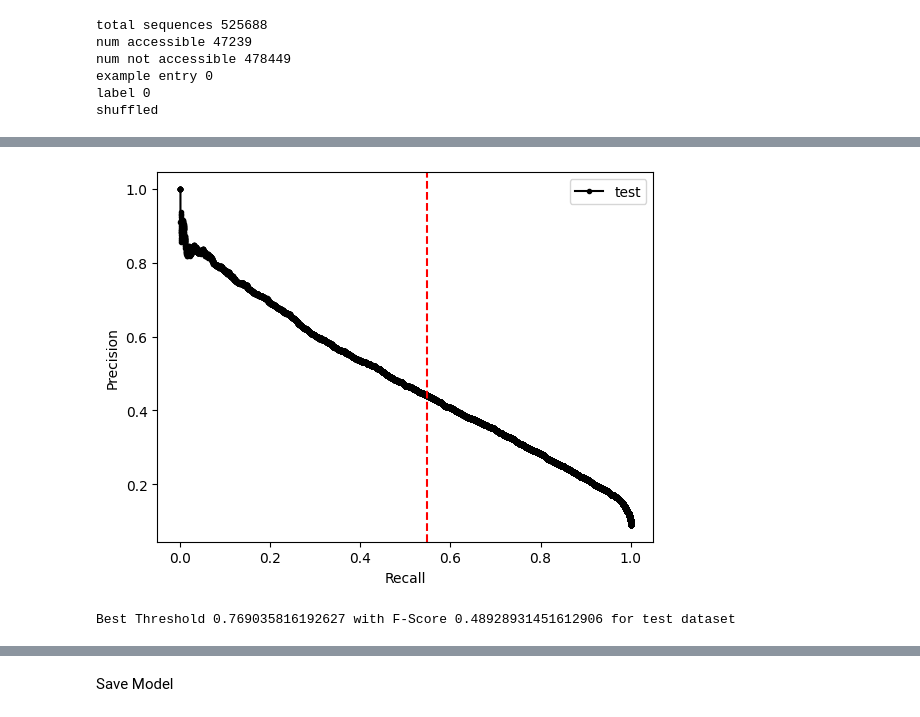
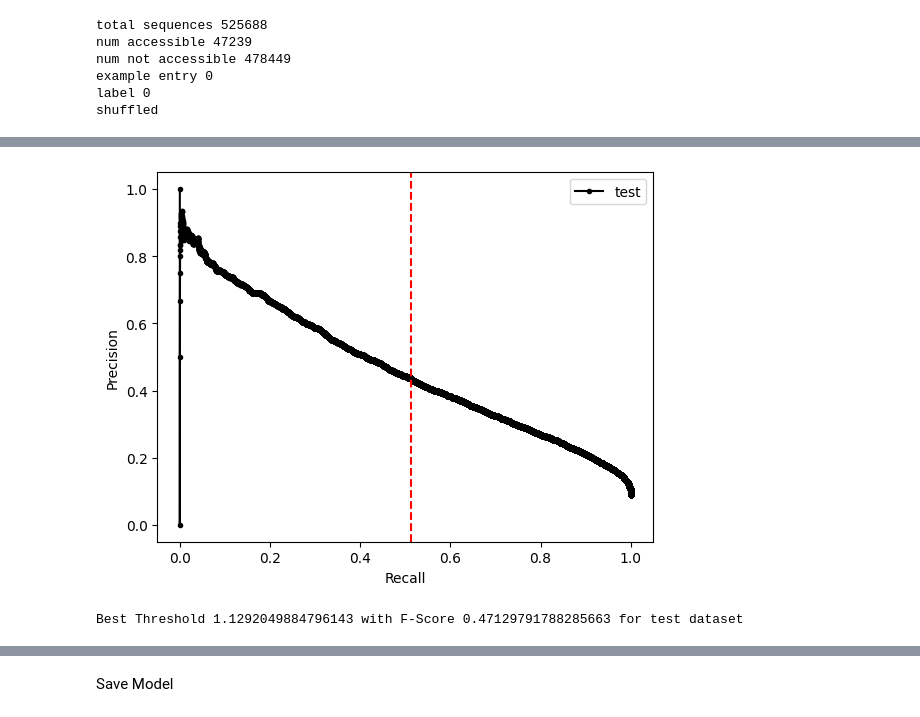
Before and after one commit to petern48/dna-ml-model, a Jupyter notebook: main.ipynb, the cells around one changed output, grey strips where cells are left out. Cells and saved outputs as stored; diff of their text form; code cells hidden in the pictures.

```diff
--- a/main.ipynb
+++ b/main.ipynb
@@ -238,30 +240,30 @@ CNN.to(device);  # quiet output
 # Loss Function
 
 # WEIGHTED_LOSS = "Inverse Class Frequency Weight"
-# WEIGHTED_LOSS = "Balanced Class Weights"
+WEIGHTED_LOSS = "Balanced Class Weights"
 # WEIGHTED_LOSS = None
-WEIGHTED_LOSS = "sklearn type loss"
+# WEIGHTED_LOSS = "sklearn type loss"
 # WEIGHTED_LOSS = "Inverse Sqrt Weight"
 
 # https://medium.com/gumgum-tech/handling-class-imbalance-by-introducing-sample-weighting-in-the-loss-function-3bdebd8203b4
 
+weight_class0 = 1
 
 # weight_for_class_i = total_samples / (num_samples_in_class_i * num_classes)
-if WEIGHTED_LOSS == "sklearn type loss":
+if WEIGHTED_LOSS == "sklearn type weight":
     weight_class0 = torch.Tensor([num_train / len(actual_not_seq_train) * 2]).to(device)
     weight_class1 = torch.Tensor([num_train / len(actual_acc_seq_train) * 2]).to(device)
     # = (n_0 + n_1) / (2.0 * n_1)
 
 # Balanced class weights: weight = total_samples / (num_classes * frequency)
-if WEIGHTED_LOSS == "Balanced Class Weight":
+elif WEIGHTED_LOSS == "Balanced Class Weight":
     weight_class1 = num_train / len(actual_acc_seq_train) * 2
-
 
 # Inverse class frequency: weight = 1 / frequency
 elif WEIGHTED_LOSS == "Inverse Class Frequency Weight":
     weight_class1 = len(actual_not_seq_train) / len(actual_acc_seq_train)
 
-# TRY NEXT
+# Slightly worse then the rest
 elif WEIGHTED_LOSS == "Inverse Sqrt Weight":
     weighted_class0 = 1 / np.sqrt(len(actual_not_seq_train))
     weighted_class1 = 1 / np.sqrt(len(actual_acc_seq_train))
@@ -269,8 +271,10 @@ elif WEIGHTED_LOSS == "Inverse Sqrt Weight":
 
 if WEIGHTED_LOSS != None:
     # loss_fn = nn.BCELoss()
-    # loss_fn = nn.BCEWithLogitsLoss(pos_weight=torch.Tensor([weight_class1]).to(device))
-    loss_fn = utils.weighted_binary_cross_entropy
+    pos_weight = weight_class1 / weight_class0
+    print(f"pos_weight {pos_weight}")
+    loss_fn = nn.BCEWithLogitsLoss(pos_weight=torch.Tensor([pos_weight]).to(device))
+    # loss_fn = utils.weighted_binary_cross_entropy
     # loss_fn = nn.BCELoss(weight=torch.Tensor([weight_class0, weight_class1]))
     try:
       print("weight for class 0", weight_class0)
@@ -278,7 +282,7 @@ if WEIGHTED_LOSS != None:
       pass
     print("weight for class 1", weight_class1)
 else:
-    loss_fn = nn.BCEWithLogitsLoss()
+    loss_fn = nn.BCEWithLogitsLoss()  # (reduction='none') ??
     # loss_fn = nn.BCELoss()
 
 if loss_fn.__class__.__name__ == "BCELoss" or loss_fn.__class__.__name__ == "function":
@@ -296,7 +300,7 @@ Added sigmoid
 # %%
 # parameters
 epochs = 20
-batch_size = 64
+batch_size = 128
 learning_rate = .0001
 optimizer = optim.AdamW(model.parameters(), lr=learning_rate)  # weight_decay=1
 # optimizer = optim.Adam(model.parameters(), lr=learning_rate, weight_decay=.01)  # weight_decay=1
@@ -312,7 +316,7 @@ test_loader = torch.utils.data.DataLoader(test_dataset, batch_size=batch_size)
 # TRAINING LOOP
 # USING_WANDB = False
 if USING_WANDB:
-    note = f"custom W BCE loss funct {WEIGHTED_LOSS}"
+    note = f"{WEIGHTED_LOSS}"
     # note = f"{optimizer.__class__.__name__}-{kernel_size}-kernel-{num_filters1}-{num_filters2}-conv-{hidden_dense1}-{hidden_dense2}-dense" # "lstm_no_dropout" # "0.5_dropout"
     wandb.init(
         project="dna_ml_model",
@@ -360,8 +364,10 @@ for epoch in range(epochs):
         #     not_weight[not_weight==0] = 1
         #     outputs *= acc_weight
         #     outputs *= not_weight
-
-        loss = loss_fn(outputs, labels, [weight_class0, weight_class1])
+        if loss_fn.__class__.__name__ == "function":  # custom loss function
+            loss = loss_fn(outputs, labels, [weight_class0, weight_class1])
+        else:
+            loss = loss_fn(outputs, labels) #, [weight_class0, weight_class1])
         loss.backward()
         optimizer.step()
         optimizer.zero_grad()  # reset gradients before next iteration
@@ -371,8 +377,6 @@ for epoch in range(epochs):
         preds = utils.get_preds(outputs)
         running_corrects += torch.sum(preds == labels.data).item()
         CM += confusion_matrix(labels.cpu().flatten().detach().numpy(), preds.cpu().flatten().detach().numpy())
-
-    # f1 = f1_score(total_outputs.flatten(), total_labels.flatten(), task="binary", num_classes=2).item()
 
     # Calculate recall, precision, f1 score
     acc_score, precision, recall, f1 = utils.compute_metrics(CM)
@@ -439,7 +420,7 @@ Validation Loss: 736.7439 Acc: 0.5803 F1: 0.2909
 # Precision recall plot for finding optimal threshold
 
 import matplotlib.pyplot as plt
-# which_dataset = "val"  # test
+which_dataset = "val"  # test
 which_dataset = "test"
 dataset = val_dataset if which_dataset == "val" else test_dataset
 dataloader = val_loader if which_dataset == "val" else test_loader
@@ -453,35 +434,35 @@ for batch in dataloader:
     outputs = model(samples)
 
     total_probs = np.concatenate((total_probs, outputs.flatten().cpu().detach().numpy()))
 
 precisions, recalls, thresholds = precision_recall_curve(dataset.list2, total_probs)
 # dataset.list2  # list of all labels
 
 plt.plot(recalls, precisions, marker='.', label=which_dataset, color="black")
 # axis labels
 plt.xlabel('Recall')
 plt.ylabel('Precision')
 # show the legend
 plt.legend()
 fscores = (2 * precisions * recalls) / (precisions + recalls)
 
 # Turn nan values to 0
 fscores[np.isnan(fscores)] = 0
 
 # locate the index of the largest f score
 ix = np.argmax(fscores)
 best_threshold = thresholds[ix]
 plt.plot(recalls[ix], precisions[ix], color="red")
 plt.axvline(recalls[ix], ls='--', color="red", label="Best F-Score")
 # show the plot
 plt.show()
 print(f"Best Threshold {thresholds[ix]} with F-Score {fscores[ix]} for {which_dataset} dataset")
 # Best Threshold 42.7
 # 87.3 for val, 79.4 for test
 # correct 80.4 val, 85.2 test  # now after fixing utils.compute_metrics(), although idt that affects this
 # %% [output]
-[figure, old version]
+[figure, new version]
-Best Threshold 0.769035816192627 with F-Score 0.48928931451612906 for test dataset
+Best Threshold 1.1292049884796143 with F-Score 0.47129791788285663 for test dataset
 # %%
 # EVALUATE on test dataset
 total_predictions = 0
```
Also changed, not shown: parts of 15 cells of this notebook.
